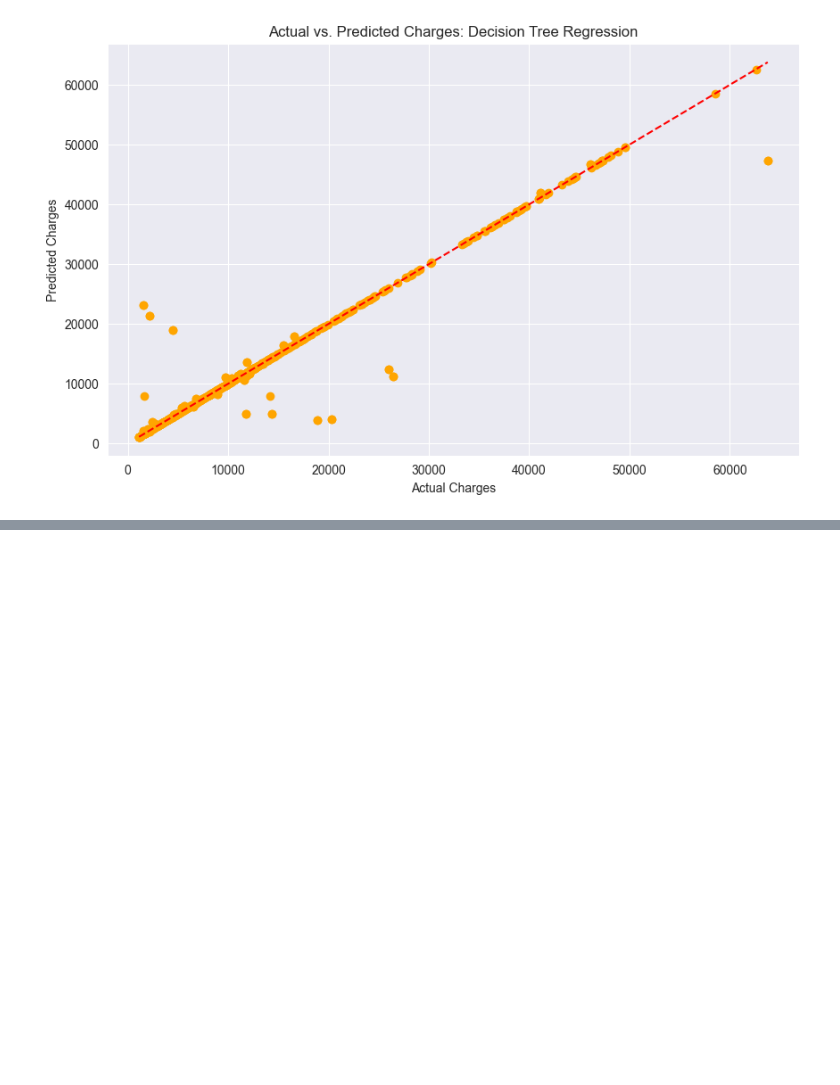
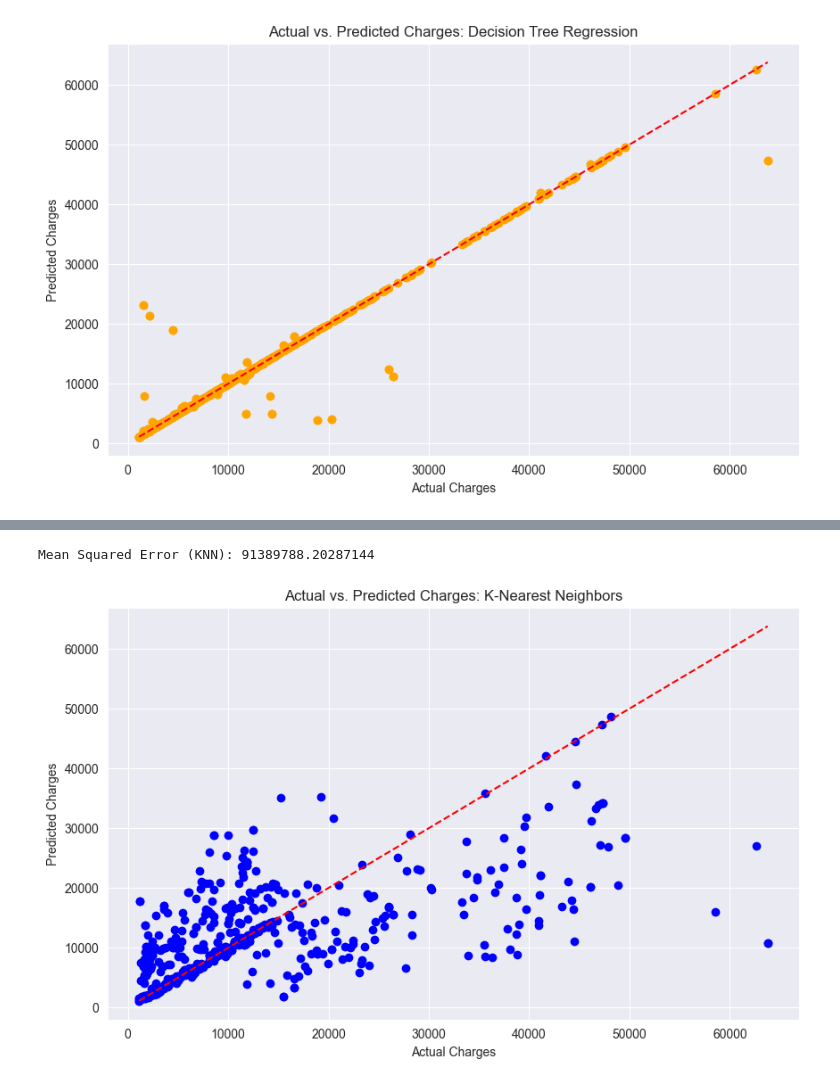
Before and after one commit to Kuz18/ML-Healthcare-Charges-Prediction, a Jupyter notebook: healthcare analytics.ipynb, the cells around one changed output, grey strips where cells are left out. Drawn from its saved outputs; the diff is of its cells as text; code cells hidden in the pictures; blank space fills up the shorter version.

```diff
--- a/healthcare analytics.ipynb
+++ b/healthcare analytics.ipynb
@@ -231,0 +331,27 @@ Mean Squared Error (Decision Tree): 8658302.858462535
+# %%
+from sklearn.neighbors import KNeighborsRegressor
+from sklearn.metrics import mean_squared_error
+import matplotlib.pyplot as plt
+
+#Initialize and train the K-nearest neighbours regressor model
+knn_model = KNeighborsRegressor()
+knn_model.fit(X_train, y_train)
+
+#Make predictions on the test set
+knn_predictions = knn_model.predict(X_test)
+
+#Compute the MSE of the K-Nearest Neighbours Regressor Model
+knn_mse = mean_squared_error(y_test, knn_predictions)
+print("Mean Squared Error (KNN):", knn_mse)
+
+#Plot Actual vs. Predicted Charges for K-Nearest Neighbours Regressor
+plt.figure(figsize=(10, 6))
+plt.scatter(y_test, knn_predictions, color='blue')
+plt.plot([min(y_test), max(y_test)], [min(y_test), max(y_test)],color = 'red', linestyle = '--')
+plt.xlabel('Actual Charges')
+plt.ylabel('Predicted Charges')
+plt.title('Actual vs. Predicted Charges: K-Nearest Neighbors')
+plt.show()
+# %% [output]
+Mean Squared Error (KNN): 91389788.20287144
+[figure, added]
```
Also changed, not shown: parts of 9 cells of this notebook.
